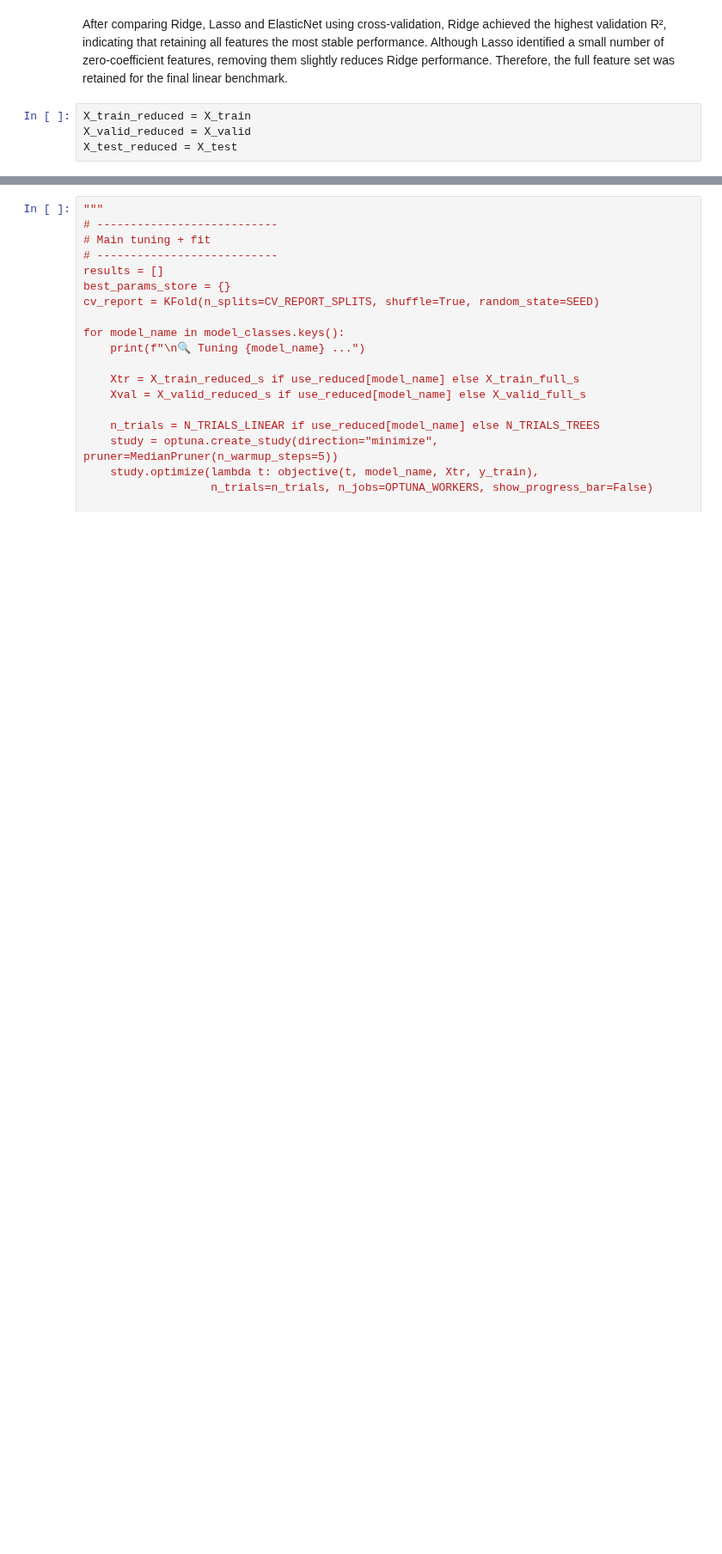
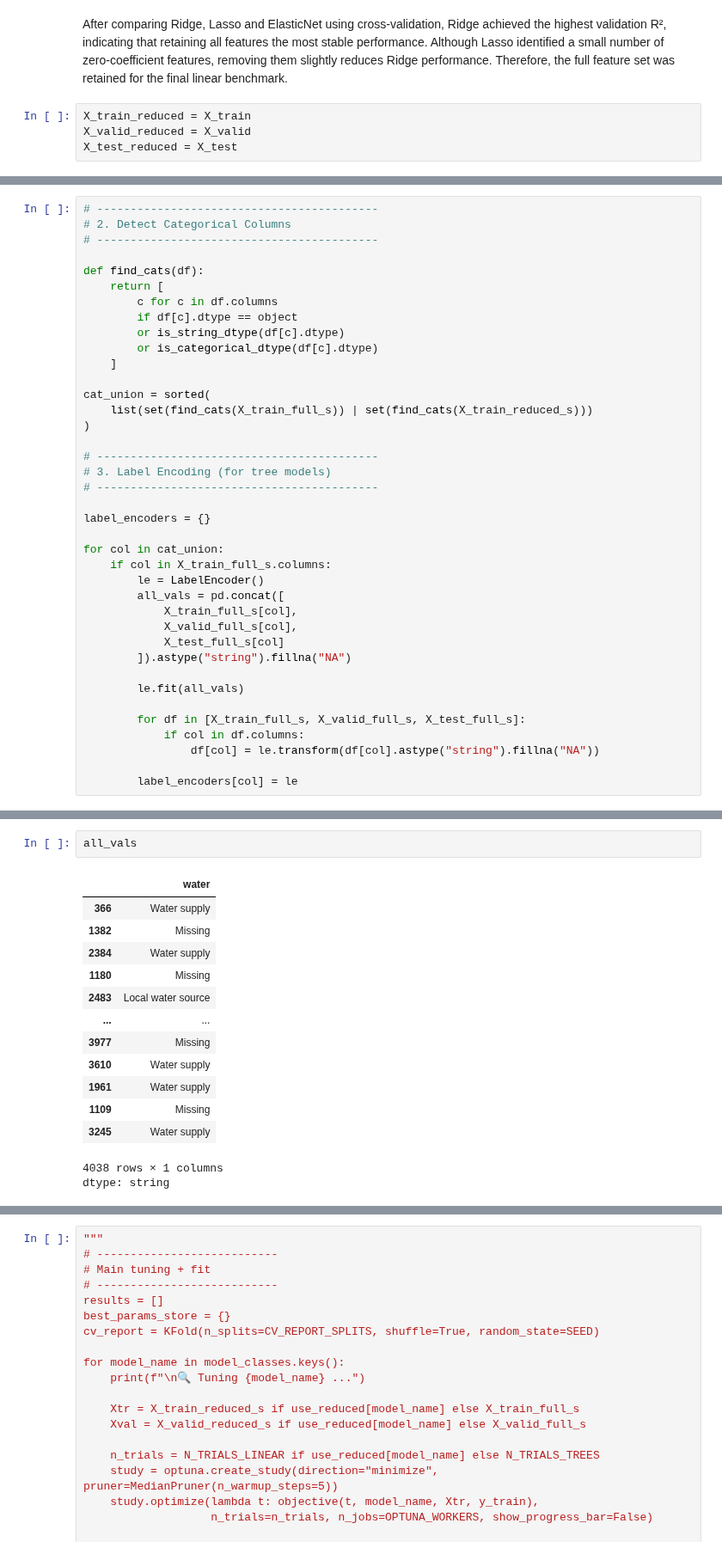
Before and after one commit to vinechai/sreality_EDA, a Jupyter notebook: notebooks/04_split_and_pre_modeling.ipynb, the cells around one changed output, grey strips where cells are left out. Shown at 86% size. Cells and saved outputs as stored; diff of their text form; blank space fills up the shorter version.

```diff
--- a/notebooks/04_split_and_pre_modeling.ipynb
+++ b/notebooks/04_split_and_pre_modeling.ipynb
@@ -1267,0 +1271,39 @@ else:
+# %%
+# ------------------------------------------
+# 2. Detect Categorical Columns
+# ------------------------------------------
+
+def find_cats(df):
+    return [
+        c for c in df.columns
+        if df[c].dtype == object
+        or is_string_dtype(df[c].dtype)
+        or is_categorical_dtype(df[c].dtype)
+    ]
+
+cat_union = sorted(
+    list(set(find_cats(X_train_full_s)) | set(find_cats(X_train_reduced_s)))
+)
+
+# ------------------------------------------
+# 3. Label Encoding (for tree models)
+# ------------------------------------------
+
+label_encoders = {}
+
+for col in cat_union:
+    if col in X_train_full_s.columns:
+        le = LabelEncoder()
+        all_vals = pd.concat([
+            X_train_full_s[col],
+            X_valid_full_s[col],
+            X_test_full_s[col]
+        ]).astype("string").fillna("NA")
+
+        le.fit(all_vals)
+
+        for df in [X_train_full_s, X_valid_full_s, X_test_full_s]:
+            if col in df.columns:
+                df[col] = le.transform(df[col].astype("string").fillna("NA"))
+
+        label_encoders[col] = le
@@ -1267,0 +1324,17 @@ else:
+# %%
+all_vals
+# %% [output]
+|  | water |
+| 366 | Water supply |
+| 1382 | Missing |
+| 2384 | Water supply |
+| 1180 | Missing |
+| 2483 | Local water source |
+| ... | ... |
+| 3977 | Missing |
+| 3610 | Water supply |
+| 1961 | Water supply |
+| 1109 | Missing |
+| 3245 | Water supply |
+4038 rows × 1 columns
+dtype: string
```
Also changed, not shown: parts of 54 cells of this notebook.
